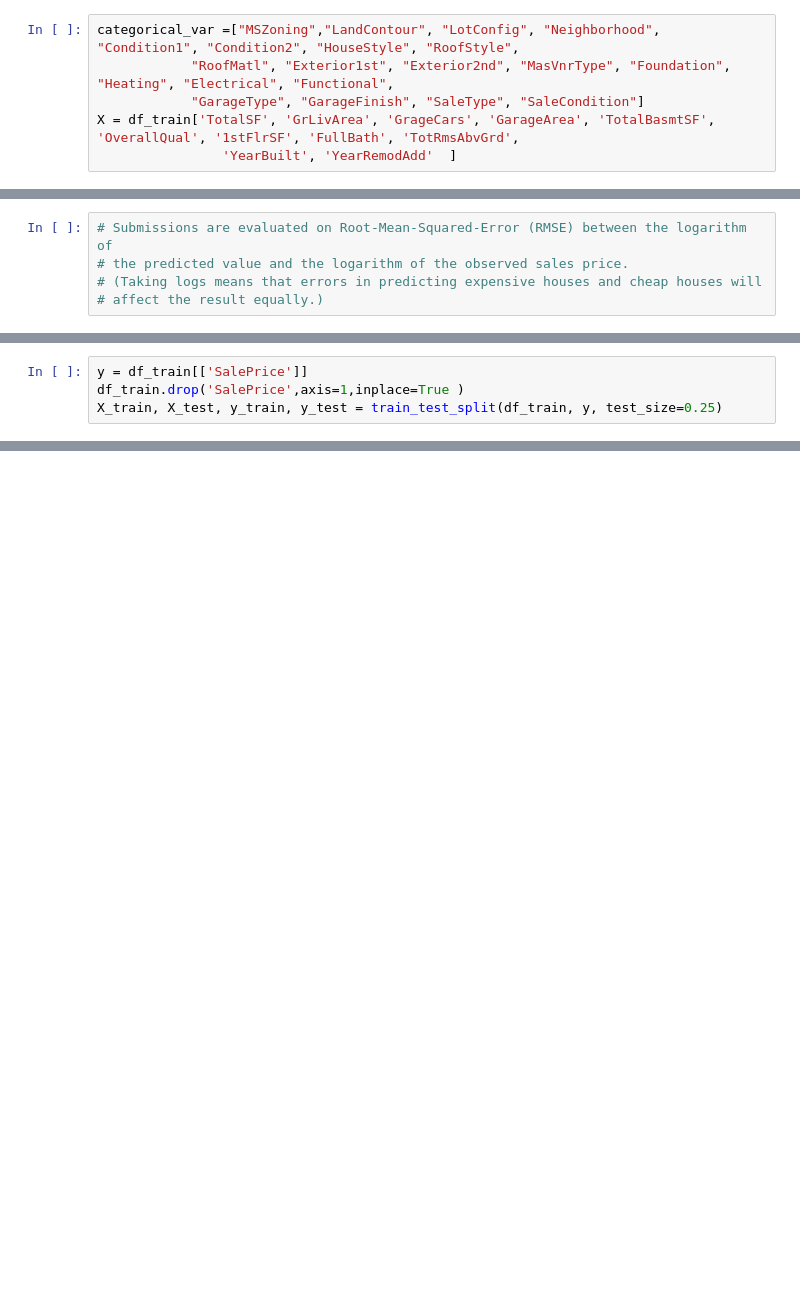
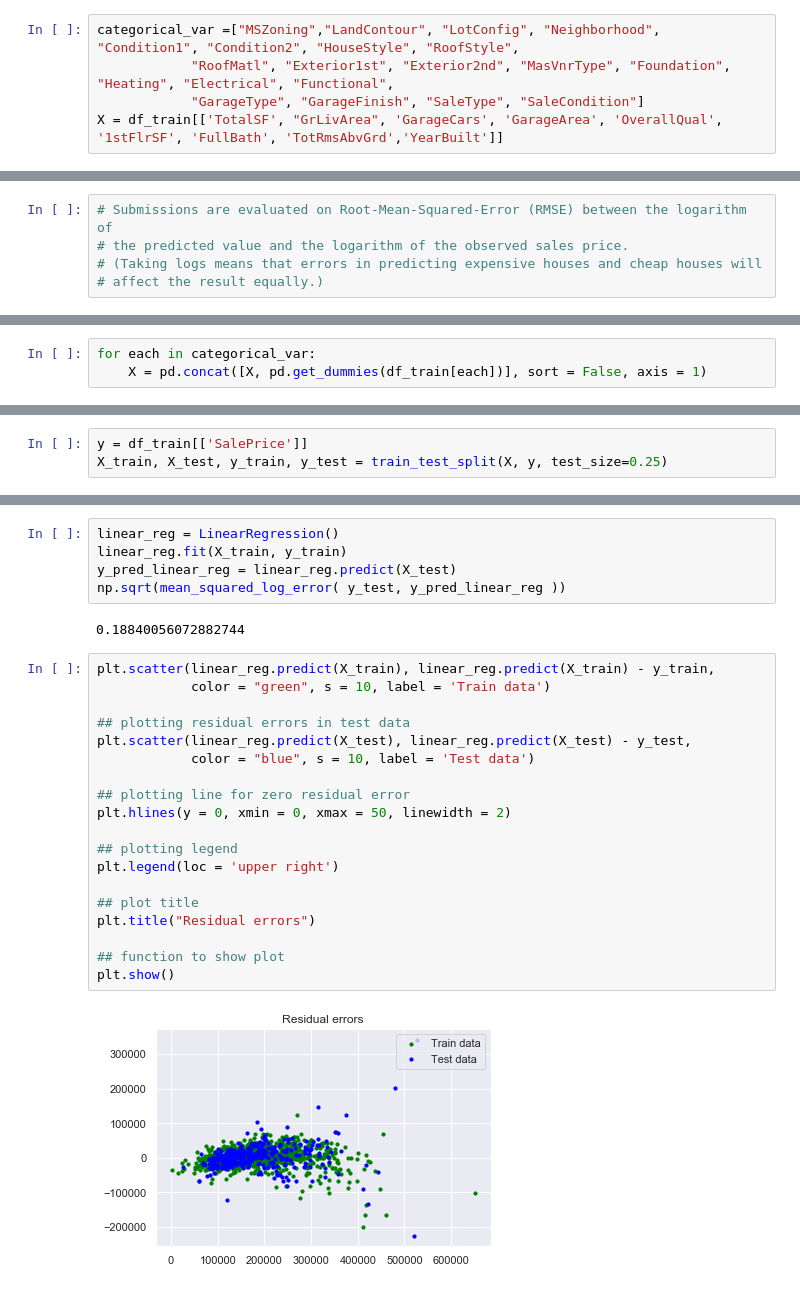
Before and after one commit to MiaLPrice/IntroMLProject, a Jupyter notebook: MLProject.ipynb, the cells around one changed output, grey strips where cells are left out. Drawn from its saved outputs; the diff is of its cells as text; blank space fills up the shorter version.

```diff
--- a/MLProject.ipynb
+++ b/MLProject.ipynb
@@ -426,5 +425,4 @@ for attr in df_train.select_dtypes(include='object'):
 categorical_var =["MSZoning","LandContour", "LotConfig", "Neighborhood", "Condition1", "Condition2", "HouseStyle", "RoofStyle",
             "RoofMatl", "Exterior1st", "Exterior2nd", "MasVnrType", "Foundation", "Heating", "Electrical", "Functional",
             "GarageType", "GarageFinish", "SaleType", "SaleCondition"]
-X = df_train['TotalSF', 'GrLivArea', 'GrageCars', 'GarageArea', 'TotalBasmtSF', 'OverallQual', '1stFlrSF', 'FullBath', 'TotRmsAbvGrd',
-                'YearBuilt', 'YearRemodAdd'  ]
+X = df_train[['TotalSF', "GrLivArea", 'GarageCars', 'GarageArea', 'OverallQual', '1stFlrSF', 'FullBath', 'TotRmsAbvGrd','YearBuilt']]
@@ -454,0 +443,3 @@ Index(['MSSubClass', 'MSZoning', 'LotFrontage', 'LotArea', 'Street', 'Alley',
+# %%
+for each in categorical_var:
+    X = pd.concat([X, pd.get_dummies(df_train[each])], sort = False, axis = 1)
@@ -455,4 +452,3 @@ Index(['MSSubClass', 'MSZoning', 'LotFrontage', 'LotArea', 'Street', 'Alley',
 # %%
 y = df_train[['SalePrice']]
-df_train.drop('SalePrice',axis=1,inplace=True )
-X_train, X_test, y_train, y_test = train_test_split(df_train, y, test_size=0.25)
+X_train, X_test, y_train, y_test = train_test_split(X, y, test_size=0.25)
@@ -458,0 +462,28 @@ X_train, X_test, y_train, y_test = train_test_split(df_train, y, test_size=0.25)
+# %%
+linear_reg = LinearRegression()
+linear_reg.fit(X_train, y_train)
+y_pred_linear_reg = linear_reg.predict(X_test)
+np.sqrt(mean_squared_log_error( y_test, y_pred_linear_reg ))
+# %% [output]
+0.18840056072882744
+# %%
+plt.scatter(linear_reg.predict(X_train), linear_reg.predict(X_train) - y_train,
+            color = "green", s = 10, label = 'Train data')
+
+## plotting residual errors in test data
+plt.scatter(linear_reg.predict(X_test), linear_reg.predict(X_test) - y_test,
+            color = "blue", s = 10, label = 'Test data')
+
+## plotting line for zero residual error
+plt.hlines(y = 0, xmin = 0, xmax = 50, linewidth = 2)
+
+## plotting legend
+plt.legend(loc = 'upper right')
+
+## plot title
+plt.title("Residual errors")
+
+## function to show plot
+plt.show()
+# %% [output]
+[figure, added]
```
Also changed, not shown: parts of 13 cells of this notebook.
